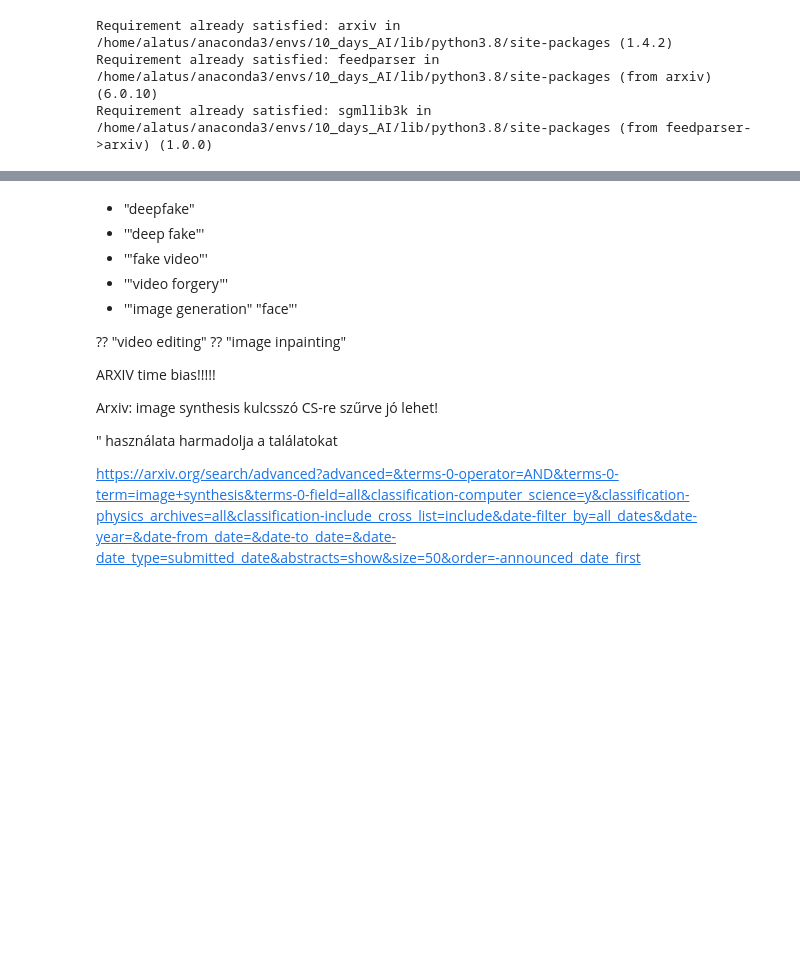
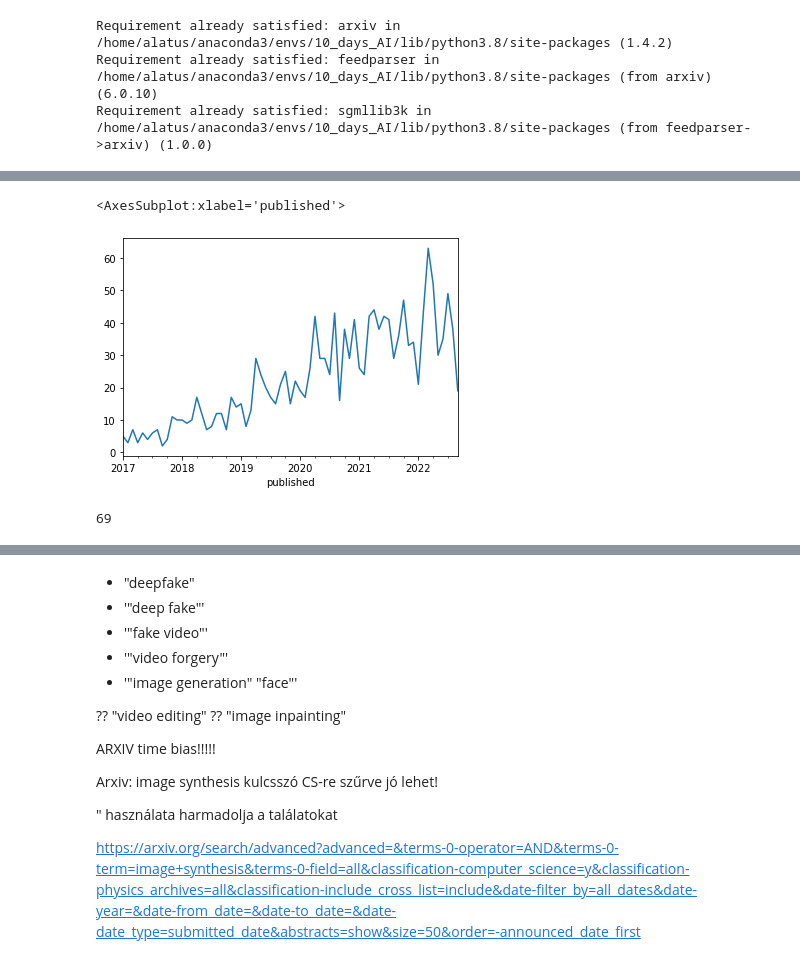
Before and after one commit to solalatus/deepfake_popularity, a Jupyter notebook: arxiv_analyzer.ipynb, the cells around one changed output, grey strips where cells are left out. Cells and saved outputs as stored; diff of their text form; code cells hidden in the pictures; blank space fills up the shorter version.

```diff
--- a/arxiv_analyzer.ipynb
+++ b/arxiv_analyzer.ipynb
@@ -98,0 +95,9 @@ result_df["url"].resample("1M").count().plot()
+# %%
+result_df[result_df.index.to_series().gt("2017")]["url"].resample("MS").count().plot()
+# %% [output]
+<AxesSubplot:xlabel='published'>
+[figure, added]
+# %%
+len(result_df[result_df.index.to_series().gt("2017")]["url"].resample("MS"))
+# %% [output]
+69
```
Also changed, not shown: parts of 9 cells of this notebook, 3 other files.
